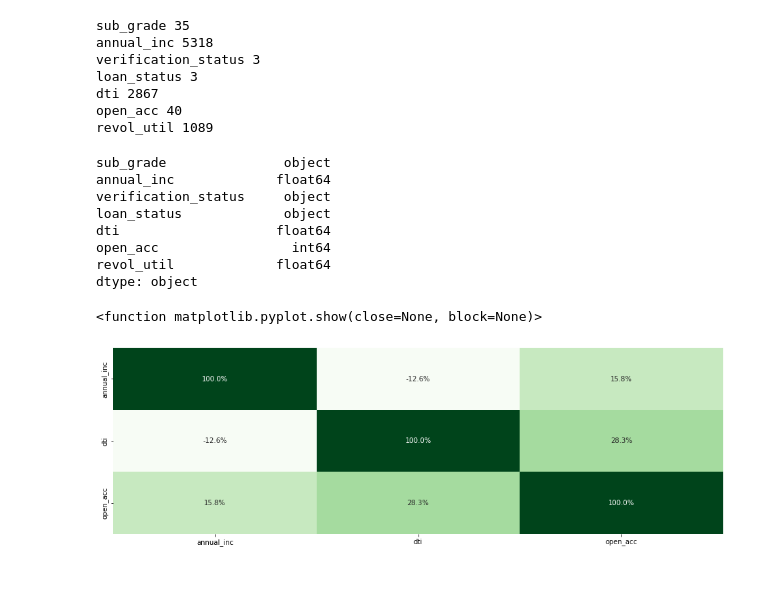
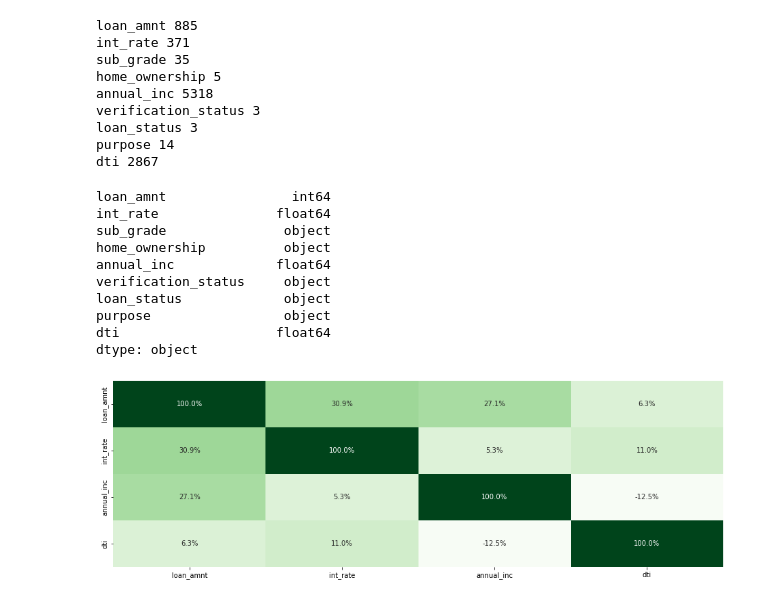
Before and after one commit to theshivmalhotra/LendingClub, a Jupyter notebook: LendingClub.ipynb, the cells around one changed output. Saved outputs shown, nothing was run; the diff lists cells and outputs as text; code cells hidden in the pictures.

```diff
--- a/LendingClub.ipynb
+++ b/LendingClub.ipynb
@@ -24,7 +22,7 @@ nan=float('NaN')
 data2.replace(0,nan,inplace=True)
 data2.replace('NA',nan,inplace=True)
 data3=data2.dropna(axis=1,thresh=21000)
-data3=data3.drop(['title','zip_code','id','loan_amnt','application_type','grade','member_id','last_credit_pull_d','term','int_rate','home_ownership','pymnt_plan','purpose','addr_state','earliest_cr_line','initial_list_status','funded_amnt','last_pymnt_d','total_pymnt','total_pymnt_inv'],axis=1)
+data3=data3.drop(['title','zip_code','id','application_type','grade','member_id','open_acc',"revol_util",'last_credit_pull_d','term','pymnt_plan','addr_state','earliest_cr_line','initial_list_status','funded_amnt','last_pymnt_d','total_pymnt','total_pymnt_inv'],axis=1)
 n3=data3.isnull().sum()
 #replacing null values with NaN & dropping irrelavant drivers on the basis of their deifnition and correlation matrix fromed through heatmap showing above
 # %%
@@ -33,32 +31,34 @@ for i in data3.columns:
 
 n3=data3.isnull().sum()
 # %% [output]
+loan_amnt 885
+int_rate 371
 sub_grade 35
+home_ownership 5
 annual_inc 5318
 verification_status 3
 loan_status 3
+purpose 14
 dti 2867
-open_acc 40
-revol_util 1089
 # %%
 data3.dtypes
 # %% [output]
+loan_amnt                int64
+int_rate               float64
 sub_grade               object
+home_ownership          object
 annual_inc             float64
 verification_status     object
 loan_status             object
+purpose                 object
 dti                    float64
-open_acc                 int64
-revol_util             float64
 dtype: object
 # %%
 data3['sub_grade']=data3['sub_grade'].astype(str)
 data3['verification_status']=data3['verification_status'].astype(str)
 data3['loan_status']=data3['loan_status'].astype(str)
-data3['revol_util']=data3['revol_util'].str.replace('%','').astype(float)
 # %%
-rev=data3['revol_util'].median()
-data3['revol_util']=data3['revol_util'].replace('nan',rev)
 dti=data3['dti'].median()
-data3['dti']=data3['dti'].replace('nan',dti)
+data3['dti']=data3['dti'].replace(np.nan,dti)
+data3['int_rate']=data3['int_rate'].str.replace('%','').astype(float)
 n3=data3.isnull().sum()
@@ -65,7 +68,6 @@ n3=data3.isnull().sum()
 # %%
 plt.figure(figsize = (16,5))
 sns.heatmap(data3.corr(),annot=True,cmap='Greens',fmt='.1%',cbar=False)
-plt.show
+plt.show()
 # %% [output]
-<function matplotlib.pyplot.show(close=None, block=None)>
-[figure, old version]
+[figure, new version]
```
Also changed, not shown: parts of 4 cells of this notebook.
